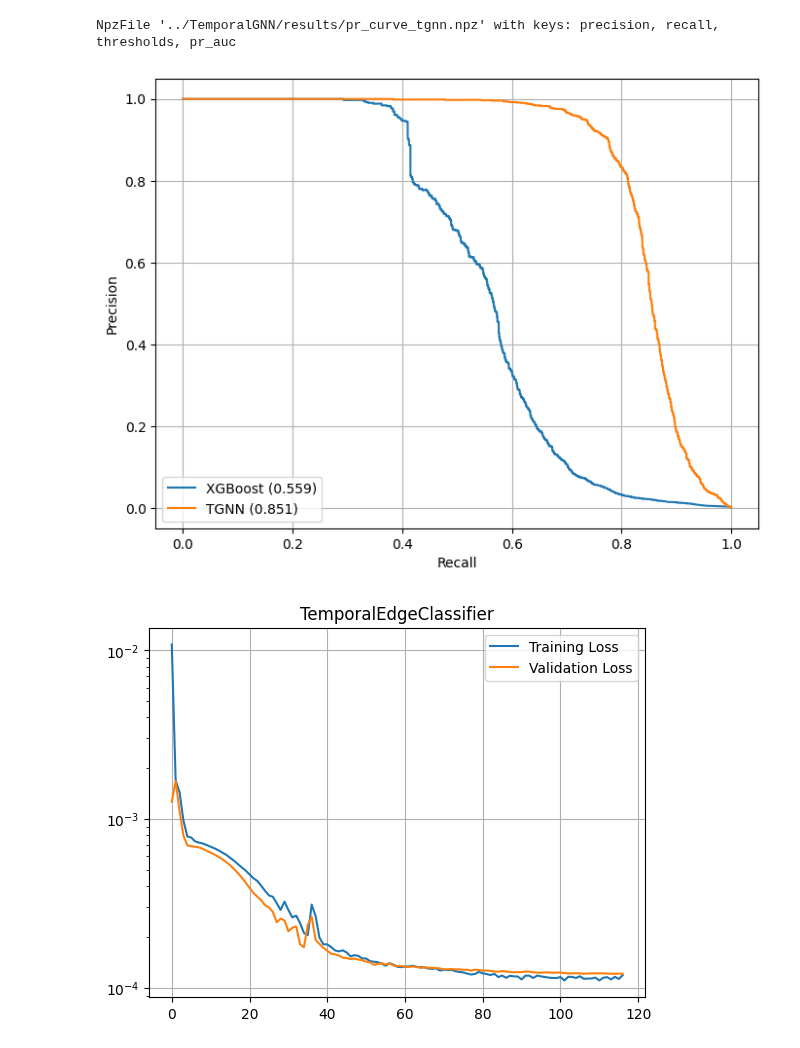
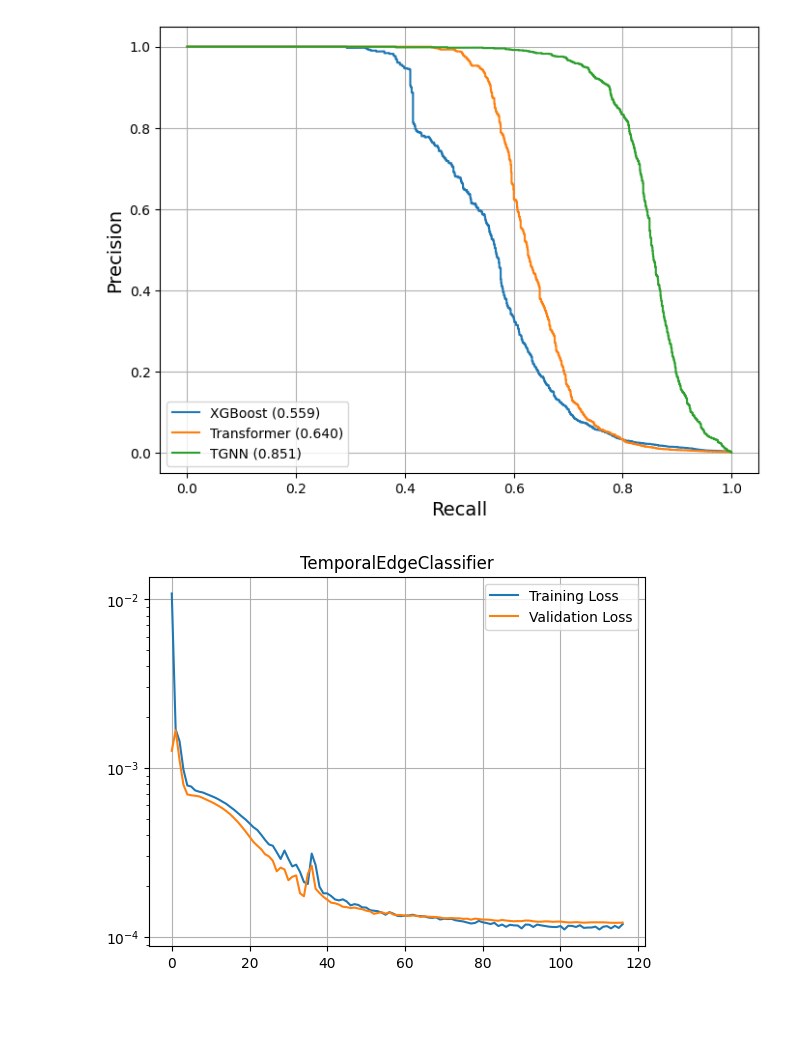
Before and after one commit to riteshbachhar/Fraud-detection-using-AI, a Jupyter notebook: notebooks/result_plots.ipynb, the cells around one changed output. Saved outputs shown, nothing was run; the diff lists cells and outputs as text; code cells hidden in the pictures; blank space fills up the shorter version.

Commit message:
Updated result figures

```diff
--- a/notebooks/result_plots.ipynb
+++ b/notebooks/result_plots.ipynb
@@ -7,21 +7,20 @@ import json
 pr_data_gnn = np.load('../TemporalGNN/results/pr_curve_tgnn.npz')
 pre_xg = np.load('../XGBoost/results/precision_xgboost.npy')
 rec_xg = np.load('../XGBoost/results/recall_xgboost.npy')
+pre_transformer = np.load('../Transformer/results/transformer_precision.npy')
+rec_transformer = np.load('../Transformer/results/transformer_recall.npy')
-# %%
-pr_data_gnn
-# %% [output]
-NpzFile '../TemporalGNN/results/pr_curve_tgnn.npz' with keys: precision, recall, thresholds, pr_auc
 # %%
 plt.figure(figsize=(8, 6))
 plt.plot(rec_xg, pre_xg, label='XGBoost (0.559)')
+plt.plot(rec_transformer, pre_transformer, label='Transformer (0.640)')
 plt.plot(pr_data_gnn['recall'], pr_data_gnn['precision'], label=f'TGNN ({pr_data_gnn["pr_auc"]:.3f})')
-plt.xlabel('Recall')
-plt.ylabel('Precision')
+plt.xlabel('Recall', fontsize=14)
+plt.ylabel('Precision', fontsize=14)
 plt.legend()
 plt.grid()
 plt.savefig('../Figures/pr_curve_comparison.png', dpi=500)
 # %% [output]
-[figure, old version]
+[figure, new version]
 # %%
 # Training and validation error
 with open('../TemporalGNN/results/training_metrics.json') as file:
```
Also changed, not shown: 3 other files.
